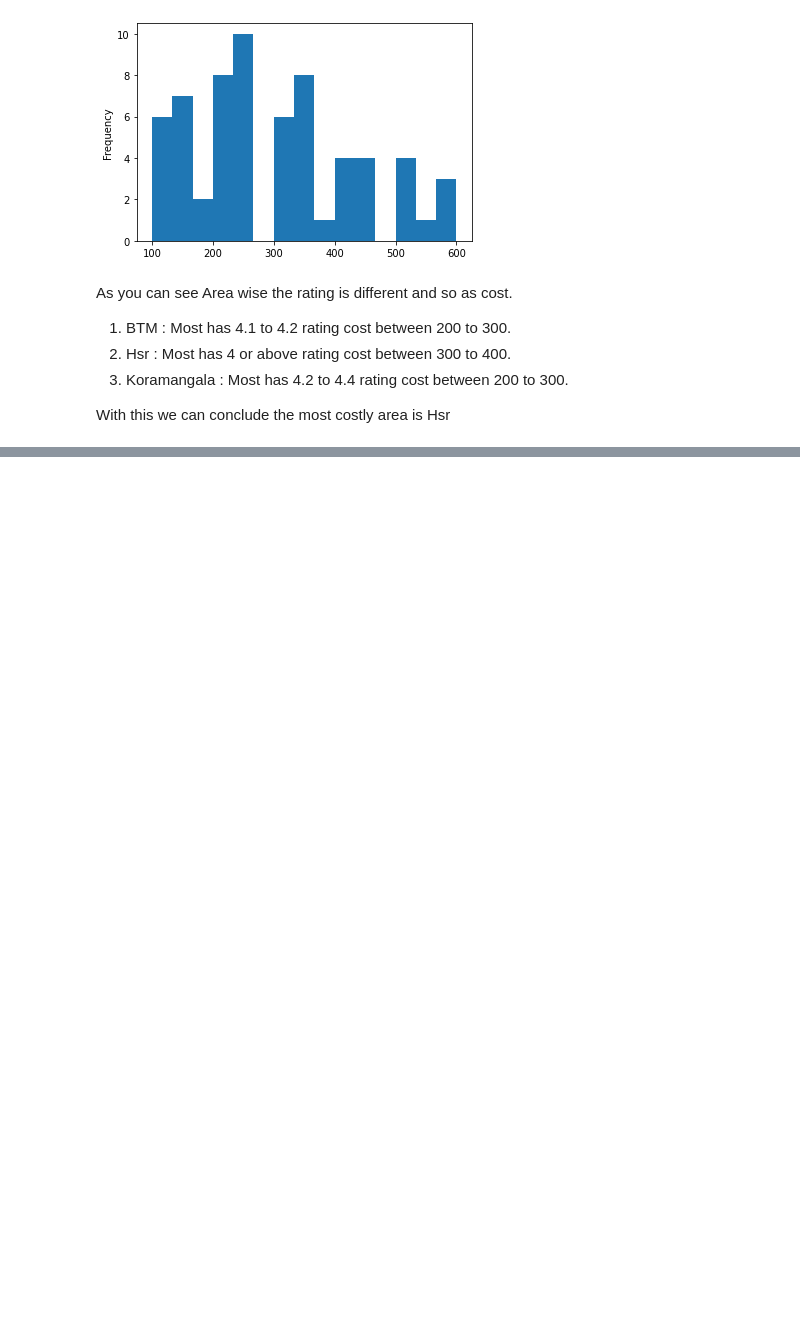
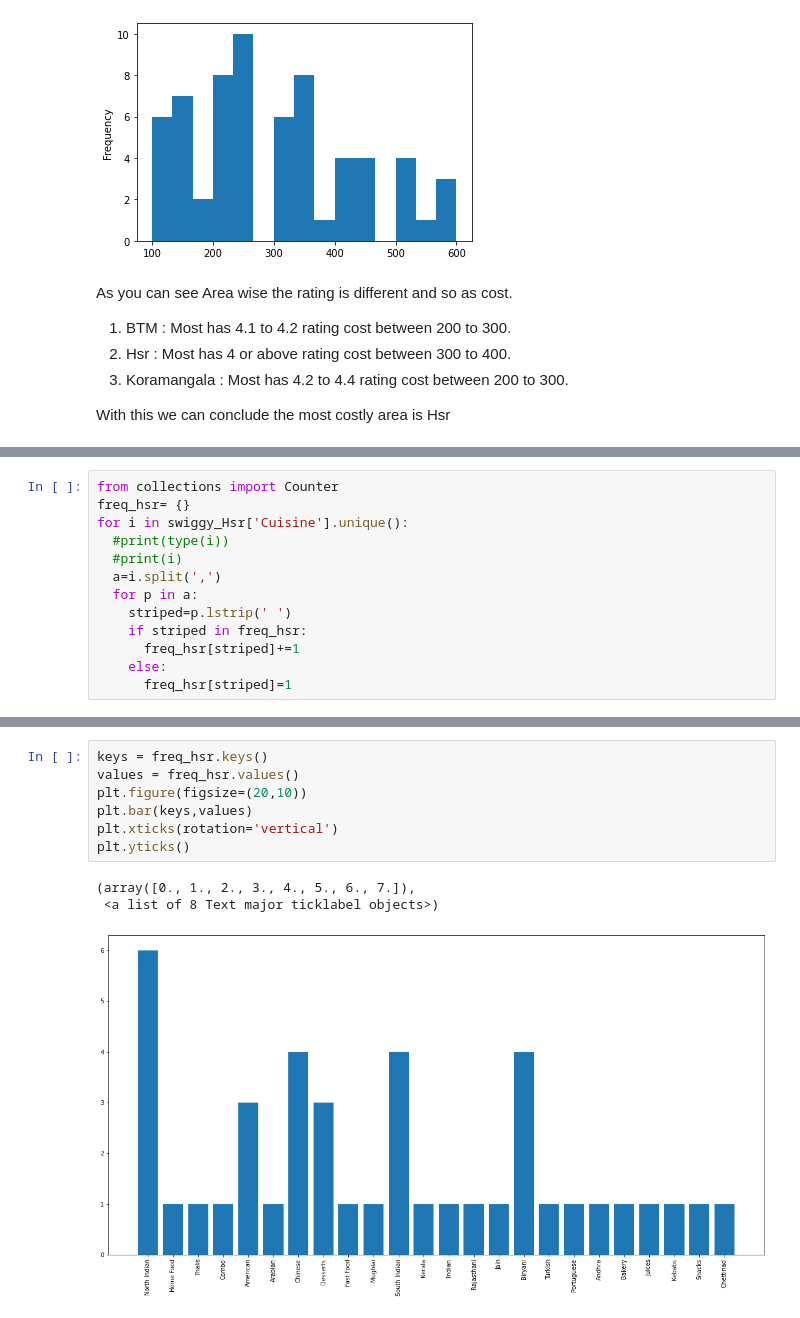
Before and after one commit to SayamAlt/Amazon-Sales-Data-Analysis, a Jupyter notebook: Swiggy Data Analysis.ipynb, the cells around one changed output, grey strips where cells are left out. Cells and saved outputs as stored; diff of their text form; blank space fills up the shorter version.

```diff
--- a/Swiggy Data Analysis.ipynb
+++ b/Swiggy Data Analysis.ipynb
@@ -318,0 +466,13 @@ With this we can conclude the most costly area is Hsr
+# %%
+from collections import Counter
+freq_hsr= {}
+for i in swiggy_Hsr['Cuisine'].unique():
+  #print(type(i))
+  #print(i)
+  a=i.split(',')
+  for p in a:
+    striped=p.lstrip(' ')
+    if striped in freq_hsr:
+      freq_hsr[striped]+=1
+    else:
+      freq_hsr[striped]=1
@@ -318,0 +499,11 @@ With this we can conclude the most costly area is Hsr
+# %%
+keys = freq_hsr.keys()
+values = freq_hsr.values()
+plt.figure(figsize=(20,10))
+plt.bar(keys,values)
+plt.xticks(rotation='vertical')
+plt.yticks()
+# %% [output]
+(array([0., 1., 2., 3., 4., 5., 6., 7.]),
+ <a list of 8 Text major ticklabel objects>)
+[figure, added]
```
Also changed, not shown: parts of 35 cells of this notebook.
